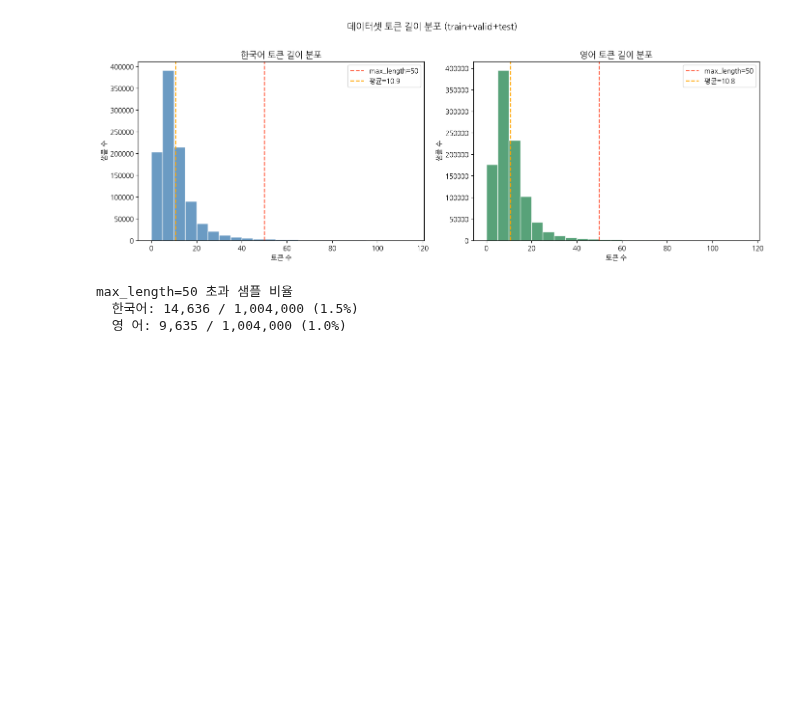
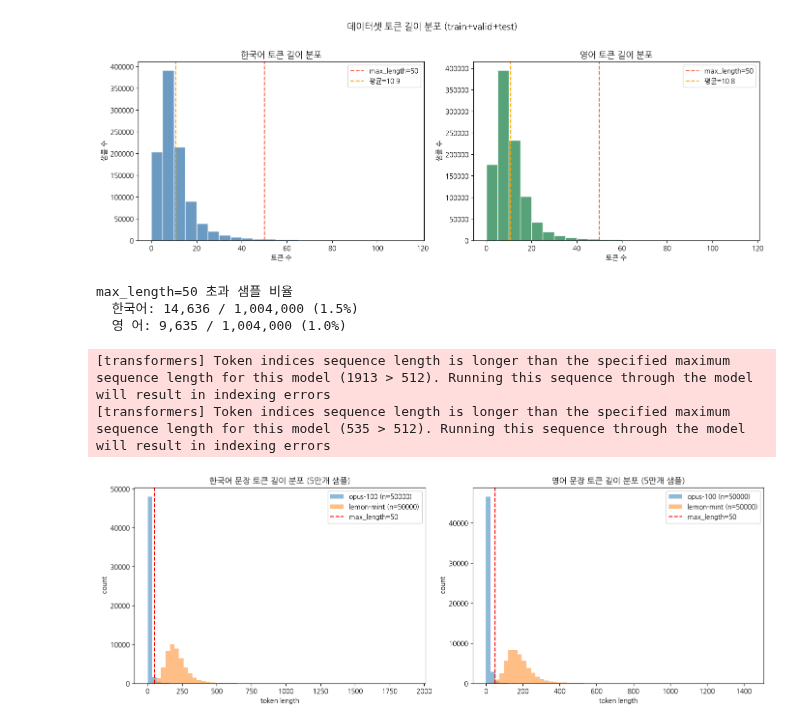
Before and after one commit to koreannn/RNN_Translator, a Jupyter notebook: experiment.ipynb, the cells around one changed output. Drawn from its saved outputs; the diff is of its cells as text; code cells hidden in the pictures; blank space fills up the shorter version.

```diff
--- a/experiment.ipynb
+++ b/experiment.ipynb
@@ -158,3 +158,83 @@ print(f"  영 어: {en_over:,} / {len(all_en):,} ({en_over/len(all_en)*100:.1f}%
 max_length=50 초과 샘플 비율
   한국어: 14,636 / 1,004,000 (1.5%)
   영 어: 9,635 / 1,004,000 (1.0%)
+# %%
+import numpy as np
+import pandas as pd
+import matplotlib.pyplot as plt
+from datasets import load_dataset
+from transformers import AutoTokenizer
+
+plt.rcParams["font.family"] = "NanumGothic"
+plt.rcParams["axes.unicode_minus"] = False
+
+SAMPLE_SIZE = 50000
+SEED = 42
+
+kor_tokenizer = AutoTokenizer.from_pretrained("klue/bert-base")
+en_tokenizer = AutoTokenizer.from_pretrained("google-bert/bert-base-uncased")
+
+# 1. opus-100 (기존 base 데이터셋, train split) - 5만개 랜덤 샘플링
+opus = load_dataset("Helsinki-NLP/opus-100", "en-ko")["train"]
+opus = opus.shuffle(seed=SEED).select(range(SAMPLE_SIZE))
+opus_translations = opus["translation"]
+opus_ko = [t["ko"] for t in opus_translations]
+opus_en = [t["en"] for t in opus_translations]
+
+# 2. lemon-mint (증강 데이터셋, train split) - 5만개 랜덤 샘플링
+lemon = load_dataset("lemon-mint/korean_english_parallel_wiki_augmented_v1")["train"]
+lemon = lemon.shuffle(seed=SEED).select(range(SAMPLE_SIZE))
+lemon_ko = lemon["korean"]
+lemon_en = lemon["english"]
+
+def token_lengths(texts, tokenizer, batch_size=2000):
+    lengths = []
+    for i in range(0, len(texts), batch_size):
+        batch = texts[i:i + batch_size]
+        enc = tokenizer(batch, truncation=False, add_special_tokens=True)
+        lengths.extend(len(ids) for ids in enc["input_ids"])
+    return np.array(lengths)
+
+opus_ko_len = token_lengths(opus_ko, kor_tokenizer)
+opus_en_len = token_lengths(opus_en, en_tokenizer)
+lemon_ko_len = token_lengths(lemon_ko, kor_tokenizer)
+lemon_en_len = token_lengths(lemon_en, en_tokenizer)
+
+# 시각화: opus-100 vs lemon-mint, 언어별
+fig, axes = plt.subplots(1, 2, figsize=(14, 5))
+
+def plot_hist(ax, opus_vals, lemon_vals, title):
+    bins = np.linspace(0, max(opus_vals.max(), lemon_vals.max()), 60)
+    ax.hist(opus_vals, bins=bins, alpha=0.5, label=f"opus-100 (n={len(opus_vals)})")
+    ax.hist(lemon_vals, bins=bins, alpha=0.5, label=f"lemon-mint (n={len(lemon_vals)})")
+    ax.axvline(50, color="red", linestyle="--", label="max_length=50")
+    ax.set_title(title)
+    ax.set_xlabel("token length")
+    ax.set_ylabel("count")
+    ax.legend()
+
+plot_hist(axes[0], opus_ko_len, lemon_ko_len, "한국어 문장 토큰 길이 분포 (5만개 샘플)")
+plot_hist(axes[1], opus_en_len, lemon_en_len, "영어 문장 토큰 길이 분포 (5만개 샘플)")
+plt.tight_layout()
+plt.show()
+
+# max_length=50 기준으로 얼마나 잘리는지 정량 확인
+def summarize(name, arr):
+    return {
+        "dataset": name, "n": len(arr),
+        "mean": arr.mean(), "median": np.median(arr),
+        "p90": np.percentile(arr, 90), "p95": np.percentile(arr, 95), "p99": np.percentile(arr, 99),
+        "max": arr.max(), "pct_over_50": (arr > 50).mean() * 100,
+    }
+
+summary_df = pd.DataFrame([
+    summarize("opus-100 (ko)", opus_ko_len),
+    summarize("opus-100 (en)", opus_en_len),
+    summarize("lemon-mint (ko)", lemon_ko_len),
+    summarize("lemon-mint (en)", lemon_en_len),
+])
+summary_df
+# %% [output]
+[transformers] Token indices sequence length is longer than the specified maximum sequence length for this model (1913 > 512). Running this sequence through the model will result in indexing errors
+[transformers] Token indices sequence length is longer than the specified maximum sequence length for this model (535 > 512). Running this sequence through the model will result in indexing errors
+[figure, added]
```
Also changed, not shown: parts of 4 cells of this notebook, 1 other file.
